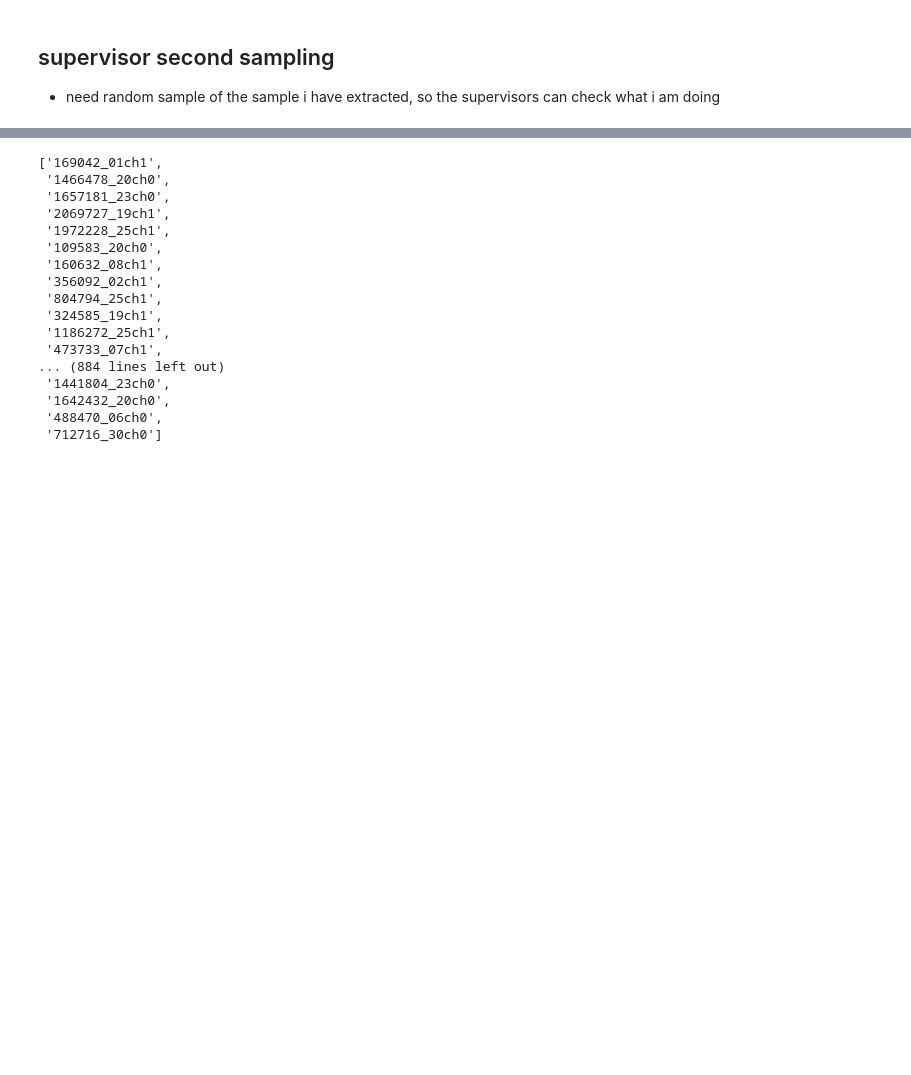
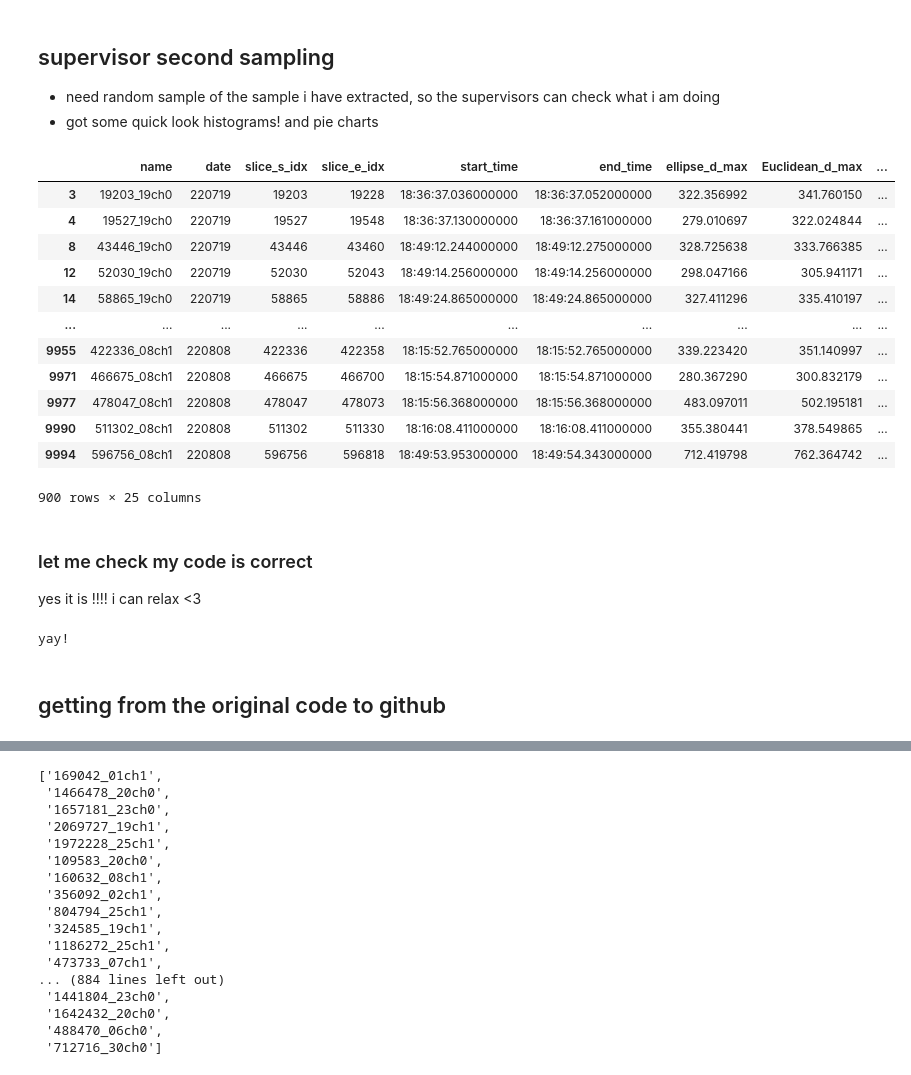
Before and after one commit to ezriri/2DS_code, a Jupyter notebook: random_sampling/supervisor_sampling.ipynb, the cells around one changed output, grey strips where cells are left out. Cells and saved outputs as stored; diff of their text form; code cells hidden in the pictures; blank space fills up the shorter version.

```diff
--- a/random_sampling/supervisor_sampling.ipynb
+++ b/random_sampling/supervisor_sampling.ipynb
@@ -1,6 +1,7 @@
 # %% [markdown]
 ## supervisor second sampling
 * need random sample of the sample i have extracted, so the supervisors can check what i am doing
+* got some quick look histograms! and pie charts
 # %%
 import numpy as np
 import pandas as pd
@@ -35,0 +66,37 @@ save_merged = '/gws/nopw/j04/dcmex/users/ezriab/image_labelling/2ds_10000_sample
+# %%
+full_900_stats
+# %% [output]
+|  | name | date | slice_s_idx | slice_e_idx | start_time | end_time | ellipse_d_max | Euclidean_d_max | ... |
+| 3 | 19203_19ch0 | 220719 | 19203 | 19228 | 18:36:37.036000000 | 18:36:37.052000000 | 322.356992 | 341.760150 | ... |
+| 4 | 19527_19ch0 | 220719 | 19527 | 19548 | 18:36:37.130000000 | 18:36:37.161000000 | 279.010697 | 322.024844 | ... |
+| 8 | 43446_19ch0 | 220719 | 43446 | 43460 | 18:49:12.244000000 | 18:49:12.275000000 | 328.725638 | 333.766385 | ... |
+| 12 | 52030_19ch0 | 220719 | 52030 | 52043 | 18:49:14.256000000 | 18:49:14.256000000 | 298.047166 | 305.941171 | ... |
+| 14 | 58865_19ch0 | 220719 | 58865 | 58886 | 18:49:24.865000000 | 18:49:24.865000000 | 327.411296 | 335.410197 | ... |
+| ... | ... | ... | ... | ... | ... | ... | ... | ... | ... |
+| 9955 | 422336_08ch1 | 220808 | 422336 | 422358 | 18:15:52.765000000 | 18:15:52.765000000 | 339.223420 | 351.140997 | ... |
+| 9971 | 466675_08ch1 | 220808 | 466675 | 466700 | 18:15:54.871000000 | 18:15:54.871000000 | 280.367290 | 300.832179 | ... |
+| 9977 | 478047_08ch1 | 220808 | 478047 | 478073 | 18:15:56.368000000 | 18:15:56.368000000 | 483.097011 | 502.195181 | ... |
+| 9990 | 511302_08ch1 | 220808 | 511302 | 511330 | 18:16:08.411000000 | 18:16:08.411000000 | 355.380441 | 378.549865 | ... |
+| 9994 | 596756_08ch1 | 220808 | 596756 | 596818 | 18:49:53.953000000 | 18:49:54.343000000 | 712.419798 | 762.364742 | ... |
+900 rows × 25 columns
+# %% [markdown]
+### let me check my code is correct
+yes it is !!!! i can relax <3
+# %%
+# i actually need to check my code does what i expect it to
+name_list_900 = list(full_900_stats['name']) # this should be split up between 3 people
+sup_0 = list(full_stats_dic['supervisor_0']['name'])
+sup_1 = list(full_stats_dic['supervisor_1']['name'])
+sup_2 = list(full_stats_dic['supervisor_2']['name'])
+comb_sup = sup_0 + sup_1 + sup_2
+
+unique_sup = pd.unique(comb_sup) # get rid of the overlap
+
+## sort the values, they should be the same
+name_list_900.sort()
+unique_sup.sort()
+## these lists should be equal, and they are!
+if name_list_900 == list(unique_sup):
+    print('yay!')
+# %% [output]
+yay!
@@ -35,0 +119,2 @@ save_merged = '/gws/nopw/j04/dcmex/users/ezriab/image_labelling/2ds_10000_sample
+# %% [markdown]
+## getting from the original code to github
```
Also changed, not shown: parts of 11 cells of this notebook, 5 other files.
